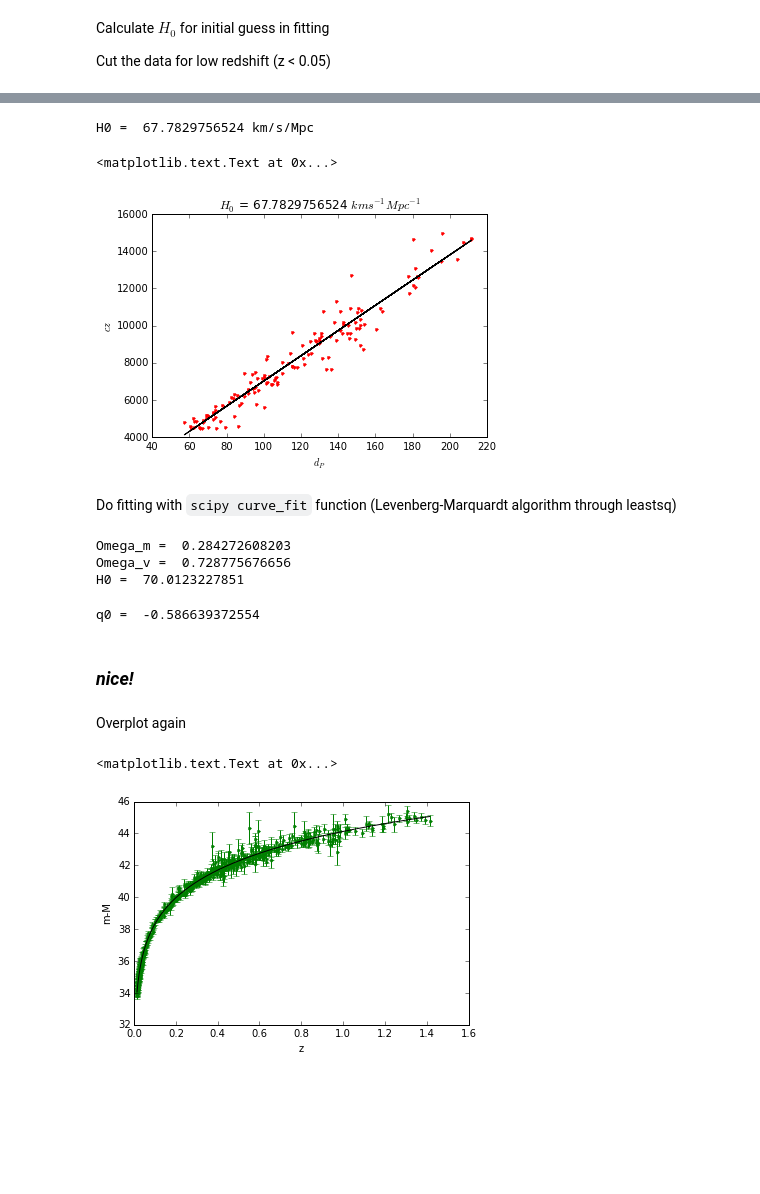
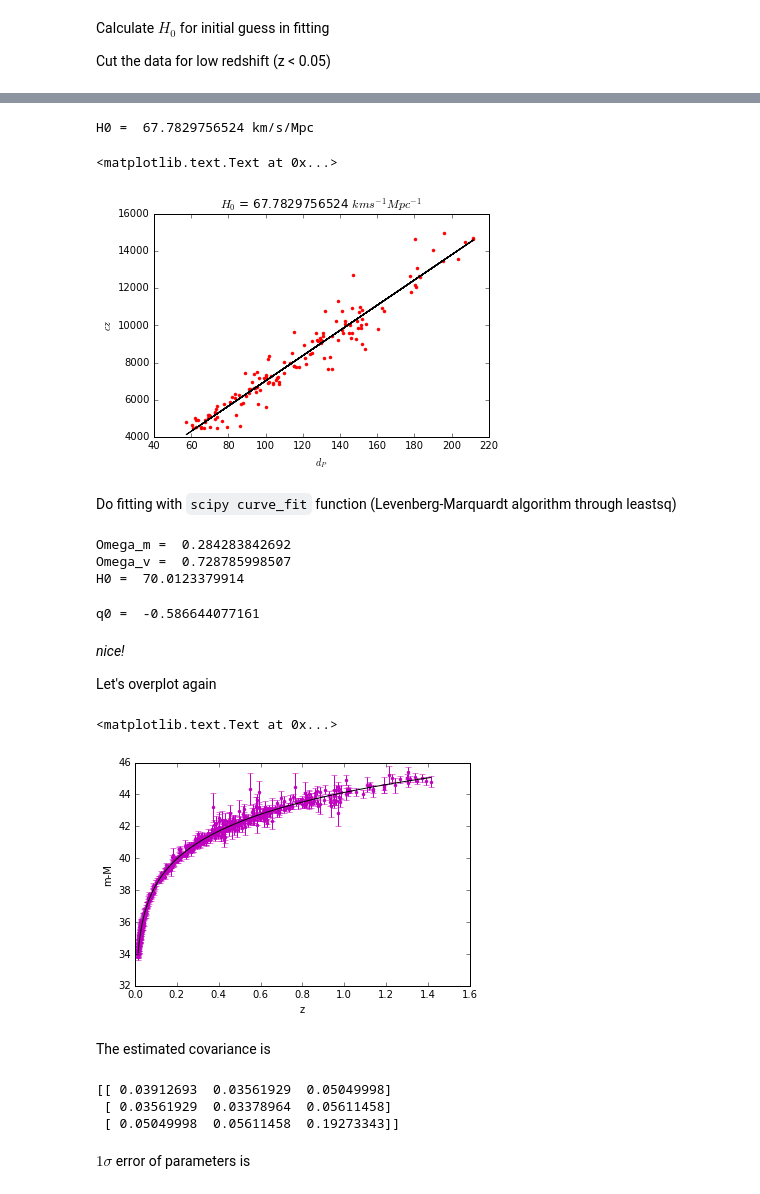
Before and after one commit to ridlo/cosmology_notebook, a Jupyter notebook: sn_cosmo_fitting.ipynb, the cells around one changed output, grey strips where cells are left out. Saved outputs shown, nothing was run; the diff lists cells and outputs as text; code cells hidden in the pictures; blank space fills up the shorter version.

```diff
--- a/sn_cosmo_fitting.ipynb
+++ b/sn_cosmo_fitting.ipynb
@@ -86,7 +86,7 @@ $d_p(t_0) = \frac{c}{H0} \int_{a_e}^{a_0} \frac{da}{a \sqrt{\Omega_{r,0}/a^2 + \
 
 We can use <code>scipe.integrate </code> to do the integration
 # %%
-import scipy.integrate as integrate
+from scipy.integrate import quad
 
 c = 299792.458 # speed of light in km/s
 def cosmos_at_z(z, H0, w_r, w_m, w_v):
@@ -96,7 +96,7 @@ def cosmos_at_z(z, H0, w_r, w_m, w_v):
 
     # calculate time from z to now, and comoving radial distance
     a_dot = lambda a: 1.0/(a*np.sqrt(w_k + w_m/a + w_r/(a*a) + w_v*a*a))
-    dcmr , err = integrate.quad(a_dot, az, 1.0) # a_obs = 1.0
+    dcmr , err = quad(a_dot, az, 1.0) # a_obs = 1.0. Don't forget there is error in the integration!!
     dl = dcmr*(1+z)
     dl_mpc = (c/H0)*dl
 
@@ -149,6 +149,7 @@ plt.ylabel(r'$cz$')
 # %%
-from scipy import stats
-slope, intercept, r_value, p_value, std_err = stats.linregress(dp_z0, cz)
+from scipy.stats import linregress
+
+slope, intercept, r_value, p_value, std_err = linregress(dp_z0, cz)
 print 'H0 = ', slope, 'km/s/Mpc'
 
 fit_cz = slope*dp_z0 + intercept
@@ -159,7 +160,7 @@ plt.ylabel(r'$cz$')
 # %% [output]
 H0 =  67.7829756524 km/s/Mpc
 <matplotlib.text.Text at 0x...>
-[figure, old version]
+[figure, new version]
 # %% [markdown]
 Do fitting with `scipy curve_fit` function (Levenberg-Marquardt algorithm through leastsq)
 # %%
@@ -179,33 +180,43 @@ init_guess = [0.3, 0.7, slope] # initial guess
 popt, pcov = curve_fit(func, data['redshift'], data['distancemod'], sigma=data['errordistancemod'], p0=init_guess)
 print "Omega_m = ", popt[0], "\nOmega_v = ", popt[1], "\nH0 = ", popt[2]
 # %% [output]
-Omega_m =  0.284272608203
-Omega_v =  0.728775676656
-H0 =  70.0123227851
+Omega_m =  0.284283842692
+Omega_v =  0.728785998507
+H0 =  70.0123379914
 # %%
 q0 = 0.5*popt[0] - popt[1]
 print 'q0 = ', q0
 # %% [output]
-q0 =  -0.586639372554
+q0 =  -0.586644077161
 # %% [markdown]
-### *nice!*
+*nice!*
+
+Let's overplot again
-# %% [markdown]
-Overplot again
 # %%
 H0 = popt[2]; h = H0/100.0
 w_r = 4.165E-5/(h*h)
 w_m = popt[0]
 w_v = popt[1]
 
 d_L = []; zz = np.sort(data['redshift'])
 for i in zz: d_L.append(cosmos_at_z(i, H0, w_r, w_m, w_v)) # integrate for every z values to get d_L
 d_L = np.array(d_L)
 distmod = 5.0*np.log10(d_L) + 25.0
 
-plt.errorbar(data['redshift'], data['distancemod'], yerr=data['errordistancemod'], fmt='g.')
+plt.errorbar(data['redshift'], data['distancemod'], yerr=data['errordistancemod'], fmt='m.')
 plt.plot(zz, distmod, 'k')
 plt.xlabel('z')
 plt.ylabel('m-M')
 # %% [output]
 <matplotlib.text.Text at 0x...>
-[figure, old version]
+[figure, new version]
+# %% [markdown]
+The estimated covariance is
+# %%
+print pcov
+# %% [output]
+[[ 0.03912693  0.03561929  0.05049998]
+ [ 0.03561929  0.03378964  0.05611458]
+ [ 0.05049998  0.05611458  0.19273343]]
+# %% [markdown]
+$1\sigma$ error of parameters is
```
Also changed, not shown: parts of 6 cells of this notebook.
